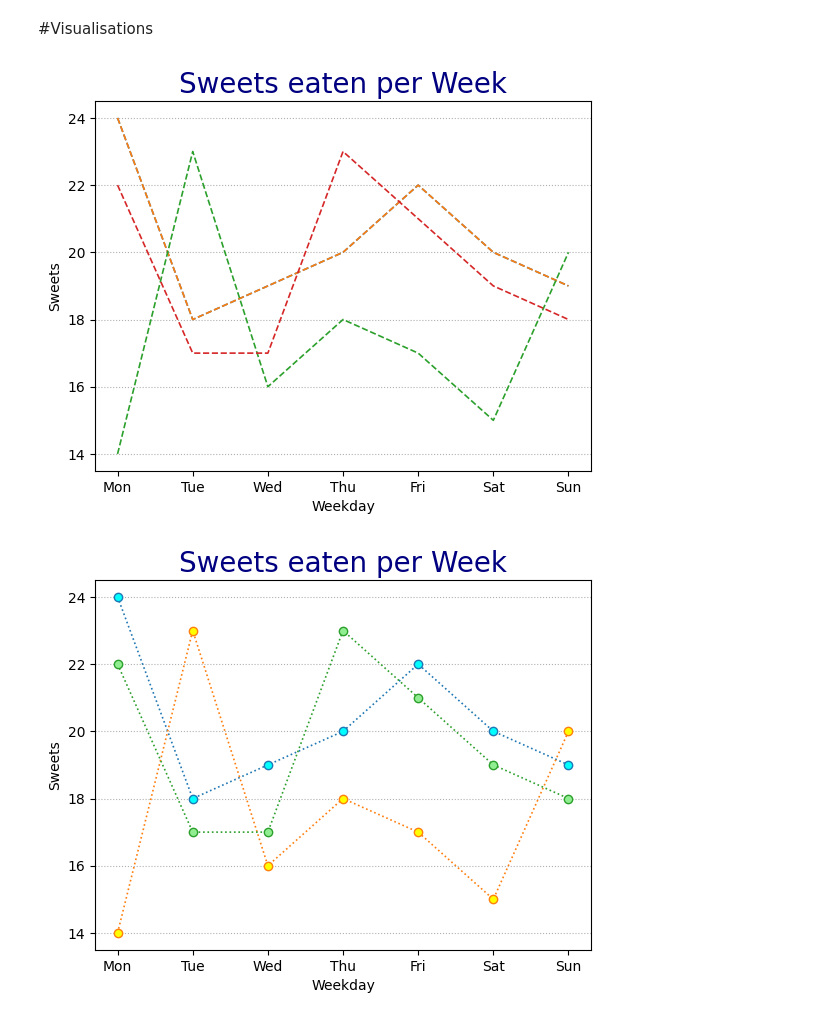
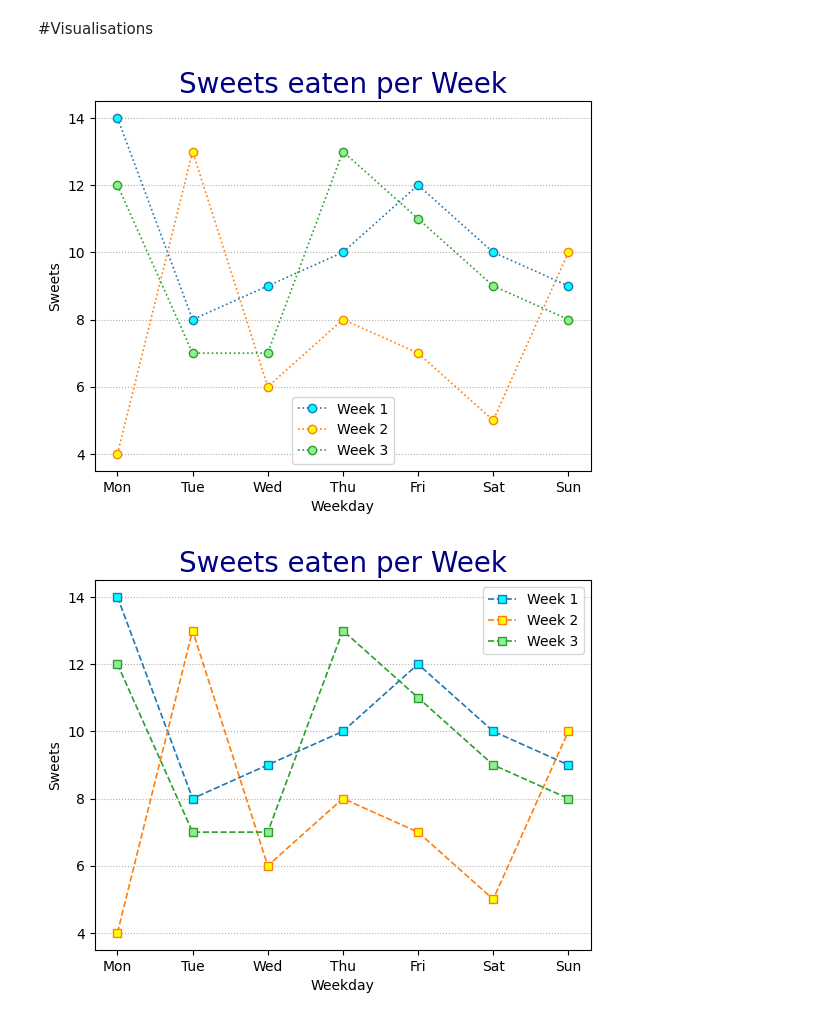
Before and after one commit to Salciano/ShowcasePython, a Jupyter notebook: Showcase.ipynb, the cells around one changed output. Saved outputs shown, nothing was run; the diff lists cells and outputs as text; code cells hidden in the pictures.

```diff
--- a/Showcase.ipynb
+++ b/Showcase.ipynb
@@ -1899,50 +2006,50 @@ These 2 graphs llustrate how the log and exp cancel each other out, overlaping w
 # %%
 #@title Visualisations > Matplotlib.pyplot
 
 #import matplotlib as plt # this wont work
 import matplotlib.pyplot as ploti
 
 #print(matplotlib.__version__) outputs version
 
 
 #x = [1, 2, 3, 4, 5, 6, 7]
 x = ["Mon", "Tue", "Wed", "Thu", "Fri", "Sat", "Sun"]
-y1 = [24,18,19,20,22,20,19]
-y2 = [14,23,16,18,17,15,20]
-y3 = [22,17,17,23,21,19,18]
+y1 = [14,8,9,10,12,10,9]
+y2 = [4,13,6,8,7,5,10]
+y3 = [12,7,7,13,11,9,8]
 
 # Different ways of implementing styles 1/2: Style Sheets
-#ploti.rcParams.update({"font.size":10})
-ploti.rcParams["lines.linestyle"] = "--"
-#ploti.rc('lines', linewidth=1.2, linestyle='-.')
+ploti.rc('lines', marker="o", linestyle=':') # multiple parameters per line
+#ploti.rcParams["lines.linestyle"] = ":" # one parameter per line
+#ploti.rcParams["lines.marker"] = "o" # one parameter per lin
 
-#fig = ploti.figure(figsize=(10,4)) # make the figure larger...
-
-ploti.title("Sweets eaten per Week", color="navy", fontsize=20)
+#fig1 = ploti.figure(figsize=(10,4)) # make the figure larger...
+ploti.title("Sweets eaten per Week", color="navy", fontsize=20) # Title
 ploti.grid(axis="y", linestyle=":") # plot a grid
-ploti.xlabel("Weekday")
-ploti.ylabel("Sweets")
-ploti.plot(x,y1, markerfacecolor="cyan")
-ploti.plot(x,y1, markerfacecolor="cyan")
-ploti.plot(x,y2, markerfacecolor="yellow")
-ploti.plot(x,y3, markerfacecolor="lightgreen")
-ploti.xticks(x) # Only plot assigned ticks, removing extra ticks.
+ploti.xlabel("Weekday") # X-axis label
+ploti.ylabel("Sweets") # Y-axis label
+ploti.plot(x,y1, markerfacecolor="cyan", label="Week 1")
+ploti.plot(x,y2, markerfacecolor="yellow", label="Week 2")
+ploti.plot(x,y3, markerfacecolor="lightgreen", label="Week 3")
+ploti.legend(loc="lower center") # You can reposition the legenda
+ploti.xticks(x) # Plot assigned x ticks, instead of auto-generated ticks.
 ploti.show()
 
 
 # Different ways of implementing styles 2/2: Dictionaries
 # Creating and Unpacking Dictionaries
-graphlinestyle1 = dict(marker = "o", linestyle = ":") # created dict
+graphlinestyle1 = dict(marker = "s", linestyle = "--") # created dict
 
-ploti.title("Sweets eaten per Week", color="navy", fontsize=20)
-ploti.grid(axis="y", linestyle=":") # plot a grid
-ploti.xlabel("Weekday")
-ploti.ylabel("Sweets")
+ploti.title("Sweets eaten per Week", color="navy", fontsize=20) # Title
+ploti.grid(axis="y", linestyle=":") # plots background grid
+ploti.xlabel("Weekday") # X-axis label
+ploti.ylabel("Sweets") # Y-axis label
 ploti.plot(x,y1, markerfacecolor="cyan", **graphlinestyle1) # unpacked dict
 ploti.plot(x,y2, markerfacecolor="yellow", **graphlinestyle1) # unpacked dic
 ploti.plot(x,y3, markerfacecolor="lightgreen", **graphlinestyle1) # unpacked dic
-ploti.xticks(x) # Only plot assigned ticks, removing extra ticks.
+ploti.legend(["Week 1", "Week 2", "Week 3"])
+ploti.xticks([0,1,2,3,4,5,6], labels=["Mon", "Tue", "Wed", "Thu", "Fri", "Sat", "Sun"])
 ploti.show()
 # %% [output]
-[figure, old version]
+[figure, new version]
-[figure, old version]
+[figure, new version]
```
Also changed, not shown: parts of 9 cells of this notebook.
